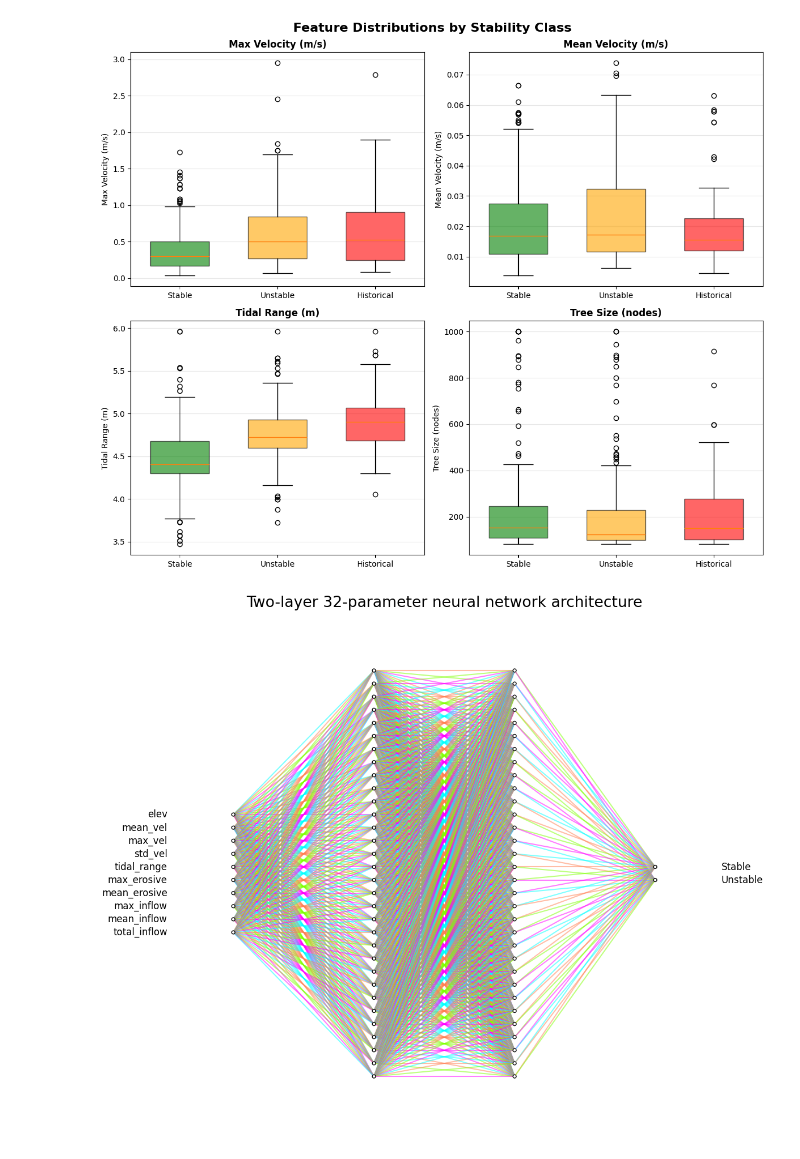
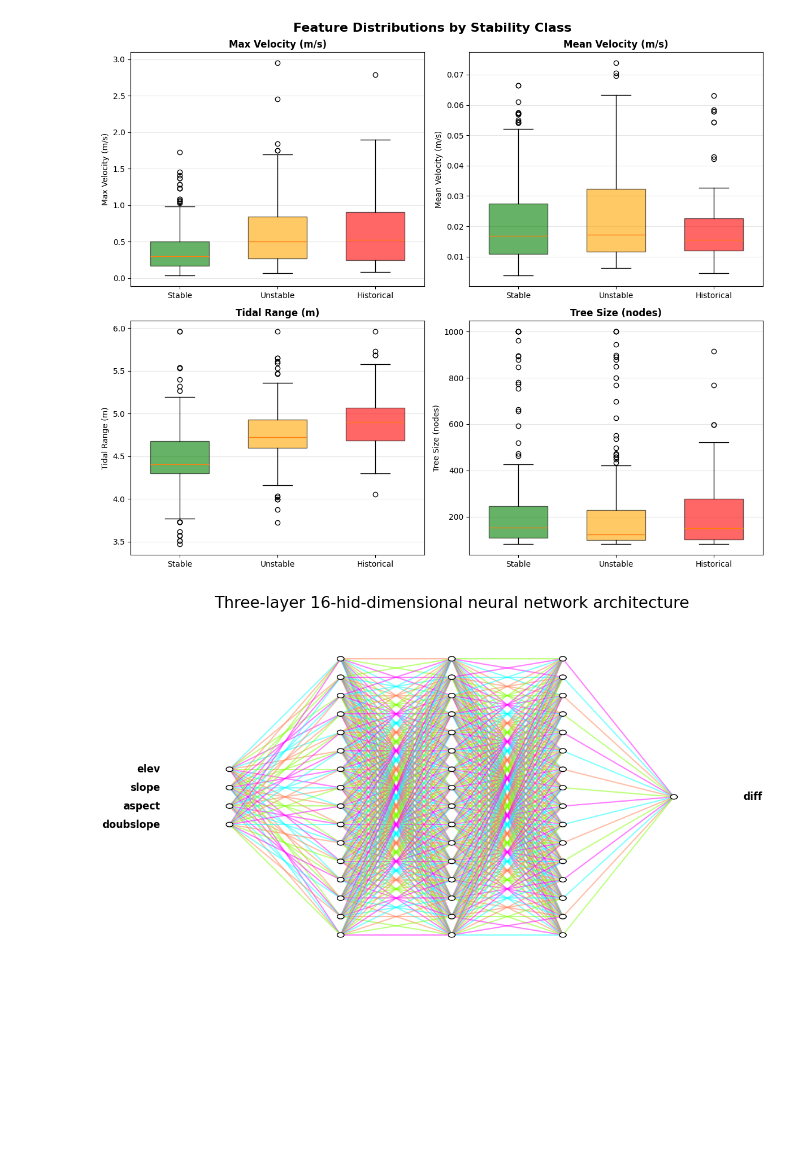
Before and after one commit to waltersn-maine/gdnn, a Jupyter notebook: WolfGraph/Untitled.ipynb, the cells around one changed output. Drawn from its saved outputs; the diff is of its cells as text; code cells hidden in the pictures; blank space fills up the shorter version.

Commit message:
superWolf Bluff plot with scale

```diff
--- a/WolfGraph/Untitled.ipynb
+++ b/WolfGraph/Untitled.ipynb
@@ -130,6 +130,8 @@ import matplotlib.pyplot as plt
 from math import cos, sin, atan
 
 plt.rcParams.update({'font.size': 16}) # Set the global font size to 16
+plt.rcParams["font.weight"] = "bold"
+plt.rcParams["axes.labelweight"] = "bold"
 
 def draw_neural_net(ax, left, right, bottom, top, layer_sizes):
     """
@@ -145,42 +147,40 @@ def draw_neural_net(ax, left, right, bottom, top, layer_sizes):
 
     colors = ['aqua','coral','chartreuse','magenta']
 
-    names = ['elev','mean_vel','max_vel','std_vel','tidal_range',
-                'max_erosive','mean_erosive','max_inflow',
-                'mean_inflow','total_inflow']
-    cats = ['Stable','Unstable']
+    names = ['elev','slope','aspect','doubslope','diff']
+    cats = ['diff']
     # Draw the nodes
     for n, layer_size in enumerate(layer_sizes):
         layer_top = v_spacing * (layer_size - 1) / 2. + (top + bottom) / 2.
         for m in range(layer_size):
             circle = plt.Circle((n * h_spacing + left, layer_top - m * v_spacing), v_spacing / 8.,
                                 color='w', ec='k', zorder=4)
             ax.add_artist(circle)
             # Optional: Add text labels
             if n == 0:
                 plt.text(left - 0.125, layer_top - m * v_spacing, names[m], fontsize=12, ha='right', va='center')
             elif n == n_layers - 1:
                 plt.text(right + 0.125, layer_top - m * v_spacing, cats[m], fontsize=12, ha='left', va='center')
 
     # Draw the edges
     for n, (layer_size_a, layer_size_b) in enumerate(zip(layer_sizes[:-1], layer_sizes[1:])):
         layer_top_a = v_spacing * (layer_size_a - 1) / 2. + (top + bottom) / 2.
         layer_top_b = v_spacing * (layer_size_b - 1) / 2. + (top + bottom) / 2.
         for m in range(layer_size_a):
             for o in range(layer_size_b):
                 line = plt.Line2D([n * h_spacing + left, (n + 1) * h_spacing + left],
                                   [layer_top_a - m * v_spacing, layer_top_b - o * v_spacing],
                                   c=colors[(n+m+o)%len(colors)], alpha=0.5)
                 ax.add_artist(line)
 
 # --- Example Usage ---
-fig = plt.figure(figsize=(12, 12))
+fig = plt.figure(figsize=(12, 8))
 ax = fig.gca()
 ax.axis('off') # Hide axes
-network_structure = [10, 32, 32, 2] # Example: Input(3), Hidden(5), Hidden(4), Output(2)
+network_structure = [4, 16, 16, 16, 1] # Example: Input(3), Hidden(5), Hidden(4), Output(2)
 draw_neural_net(ax, 0.1, 0.9, 0.1, 0.9, network_structure)
-plt.title(f'Two-layer {network_structure[2]}-parameter neural network architecture')
+plt.title(f'Three-layer {network_structure[2]}-hid-dimensional neural network architecture')
 plt.savefig('fig_hg_nn.png')
 plt.show()
 # %% [output]
-[figure, old version]
+[figure, new version]
```
Also changed, not shown: 2 other files.
